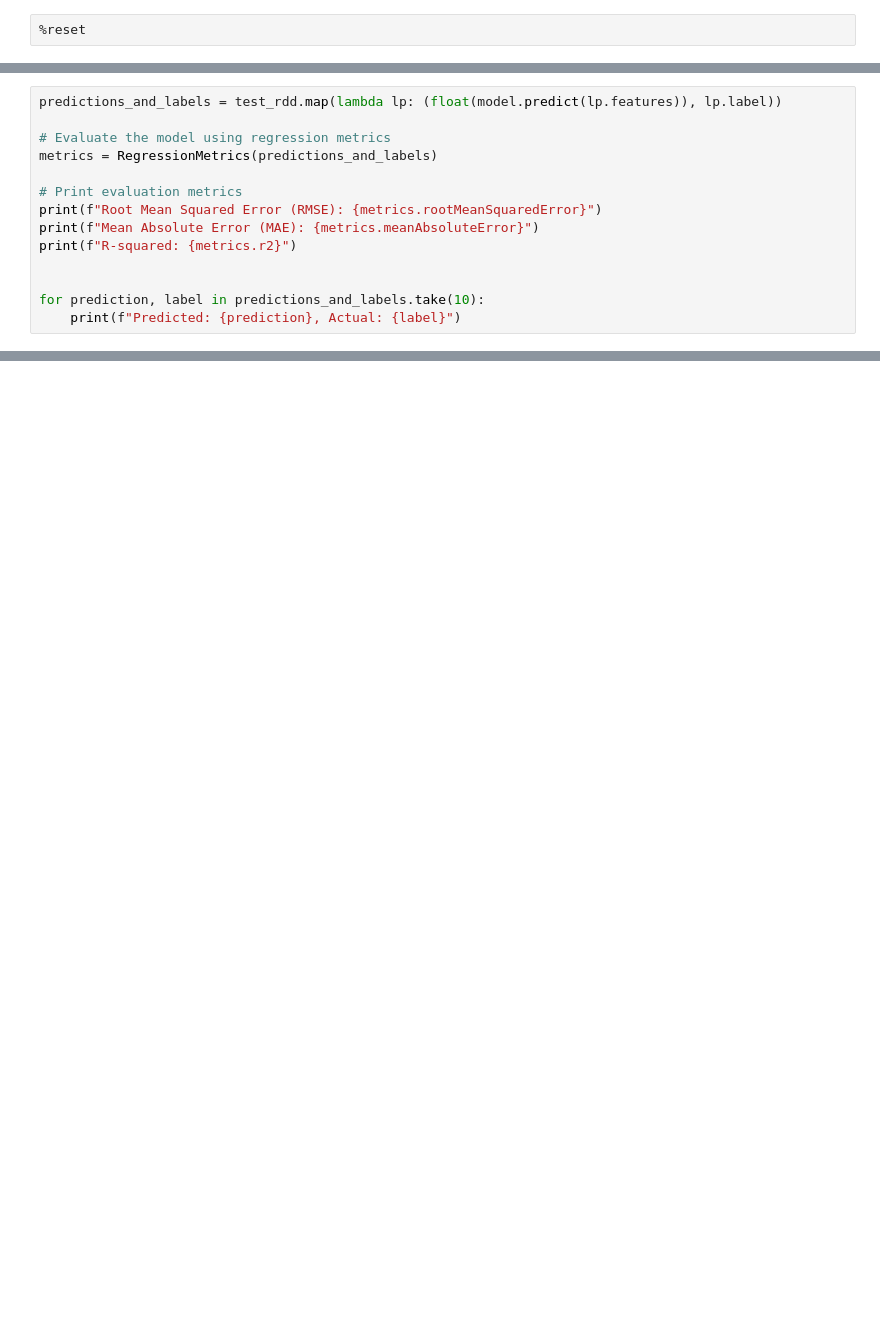
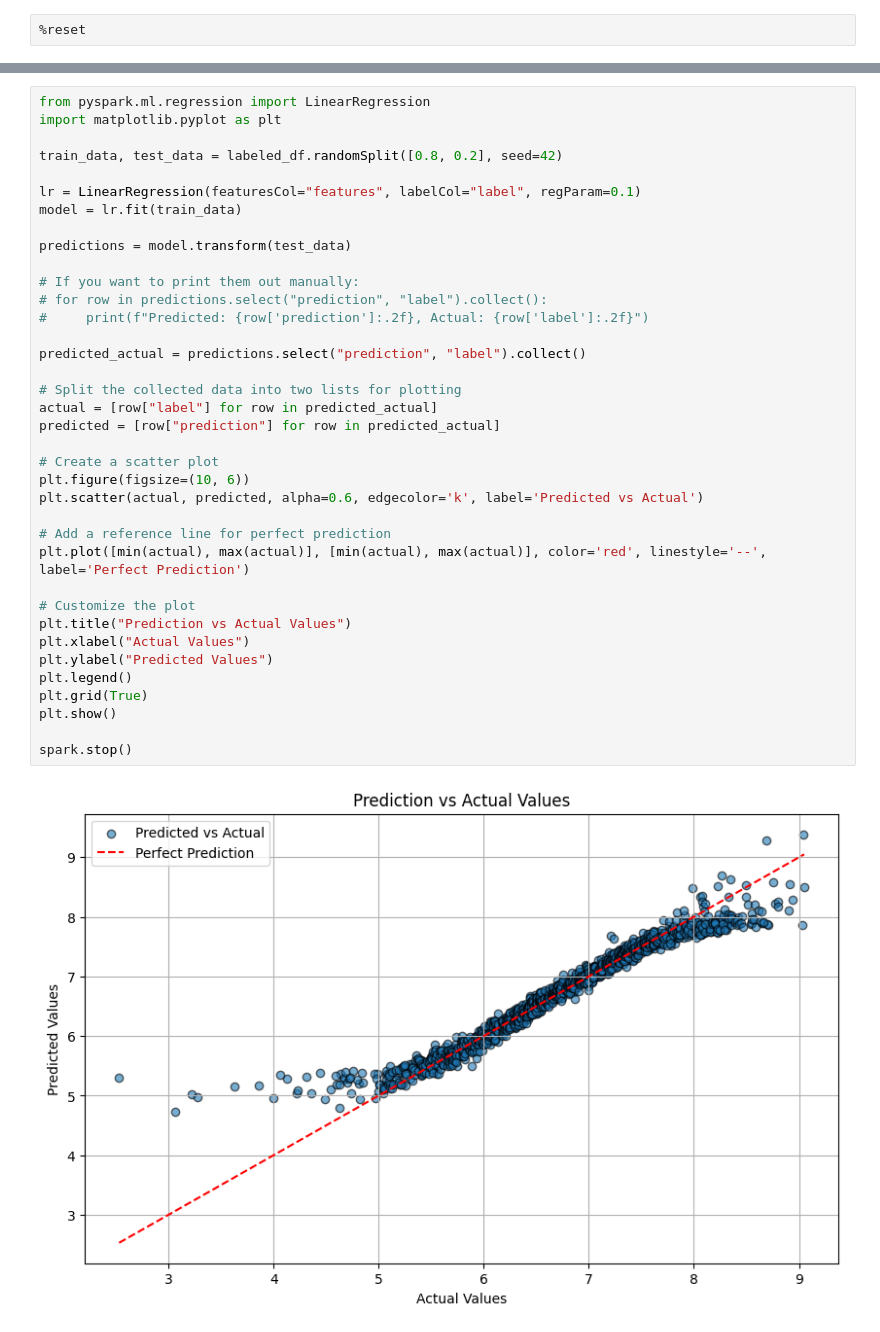
Before and after one commit to Mekruba/Dat535-project, a Jupyter notebook: project.ipynb, the cells around one changed output, grey strips where cells are left out. Cells and saved outputs as stored; diff of their text form; blank space fills up the shorter version.

```diff
--- a/project.ipynb
+++ b/project.ipynb
@@ -142,14 +28,0 @@ model = LinearRegressionWithSGD.train(train_rdd, iterations=10, step=0.01)
-# %%
-predictions_and_labels = test_rdd.map(lambda lp: (float(model.predict(lp.features)), lp.label))
-
-# Evaluate the model using regression metrics
-metrics = RegressionMetrics(predictions_and_labels)
-
-# Print evaluation metrics
-print(f"Root Mean Squared Error (RMSE): {metrics.rootMeanSquaredError}")
-print(f"Mean Absolute Error (MAE): {metrics.meanAbsoluteError}")
-print(f"R-squared: {metrics.r2}")
-
-
-for prediction, label in predictions_and_labels.take(10):
-    print(f"Predicted: {prediction}, Actual: {label}")
@@ -194,0 +510,39 @@ Worker Python executable: ['/usr/bin/python3']
+# %%
+from pyspark.ml.regression import LinearRegression
+import matplotlib.pyplot as plt
+
+train_data, test_data = labeled_df.randomSplit([0.8, 0.2], seed=42)
+
+lr = LinearRegression(featuresCol="features", labelCol="label", regParam=0.1)
+model = lr.fit(train_data)
+
+predictions = model.transform(test_data)
+
+# If you want to print them out manually:
+# for row in predictions.select("prediction", "label").collect():
+#     print(f"Predicted: {row['prediction']:.2f}, Actual: {row['label']:.2f}")
+
+predicted_actual = predictions.select("prediction", "label").collect()
+
+# Split the collected data into two lists for plotting
+actual = [row["label"] for row in predicted_actual]
+predicted = [row["prediction"] for row in predicted_actual]
+
+# Create a scatter plot
+plt.figure(figsize=(10, 6))
+plt.scatter(actual, predicted, alpha=0.6, edgecolor='k', label='Predicted vs Actual')
+
+# Add a reference line for perfect prediction
+plt.plot([min(actual), max(actual)], [min(actual), max(actual)], color='red', linestyle='--', label='Perfect Prediction')
+
+# Customize the plot
+plt.title("Prediction vs Actual Values")
+plt.xlabel("Actual Values")
+plt.ylabel("Predicted Values")
+plt.legend()
+plt.grid(True)
+plt.show()
+
+spark.stop()
+# %% [output]
+[figure, added]
```
Also changed, not shown: parts of 16 cells of this notebook, 2 other files.
